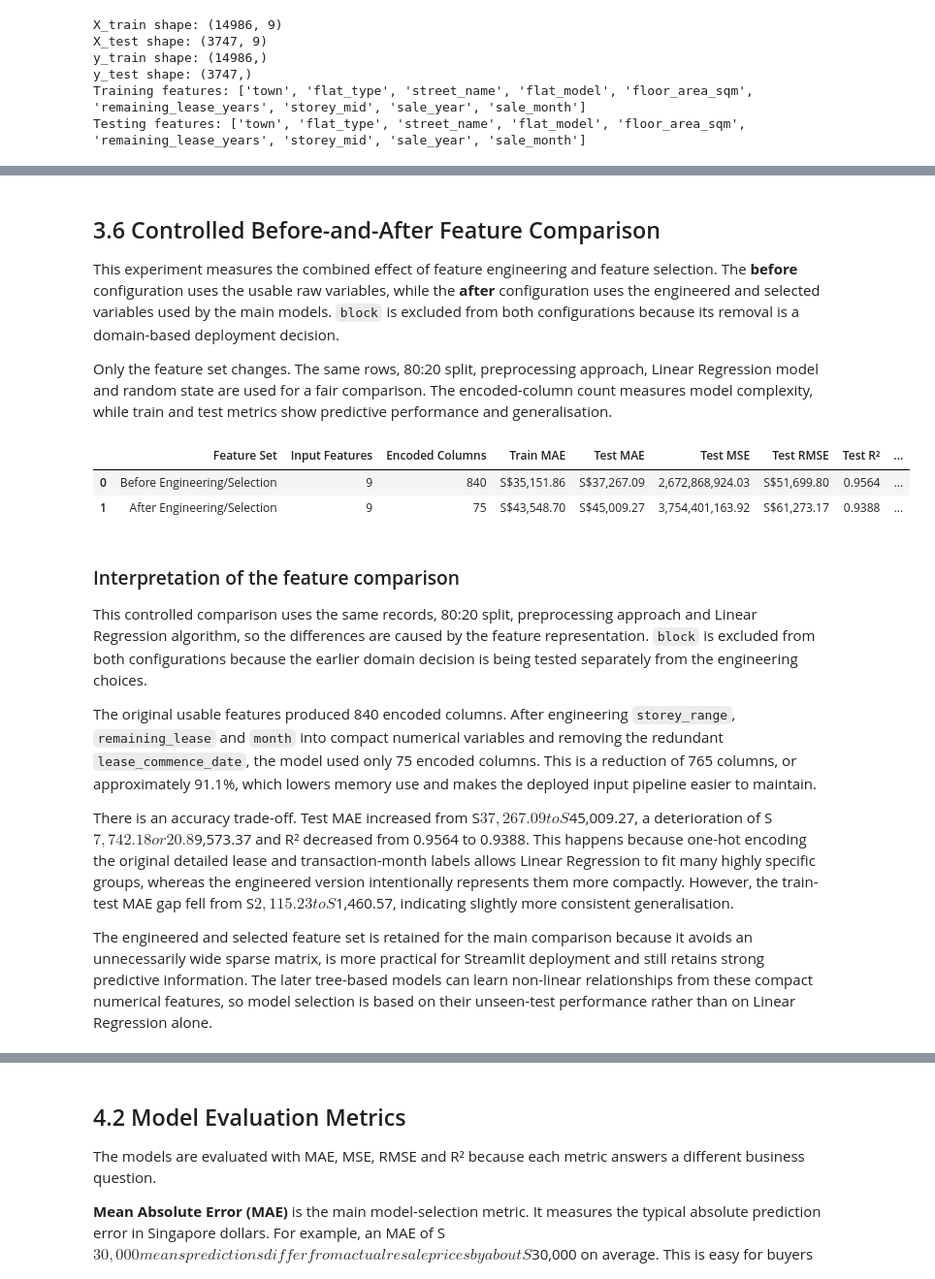
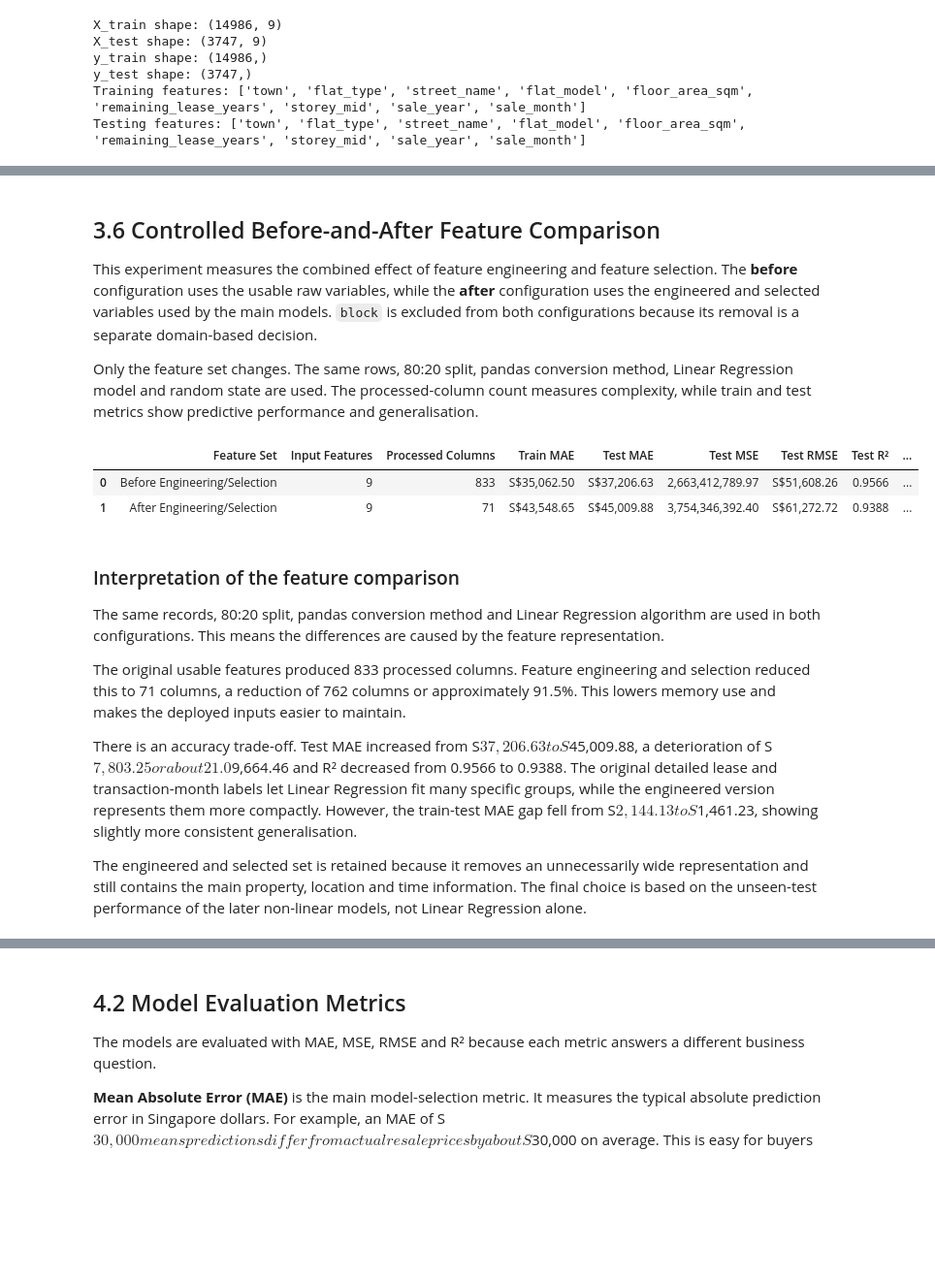
Before and after one commit to zephen1234/mldp-project, a Jupyter notebook: MLDP Program Codes Submission .ipynb, the cells around one changed output, grey strips where cells are left out. Shown at 97% size. Saved outputs shown, nothing was run; the diff lists cells and outputs as text; code cells hidden in the pictures; blank space fills up the shorter version.

```diff
--- a/MLDP Program Codes Submission .ipynb
+++ b/MLDP Program Codes Submission .ipynb
@@ -610,13 +652,10 @@ ColumnTransformer(transformers=[('categorical',
 # %% [markdown]
 ## 3.6 Controlled Before-and-After Feature Comparison
 
-This experiment measures the combined effect of feature engineering and feature selection. The **before** configuration uses the usable raw variables, while the **after** configuration uses the engineered and selected variables used by the main models. `block` is excluded from both configurations because its removal is a domain-based deployment decision.
+This experiment measures the combined effect of feature engineering and feature selection. The **before** configuration uses the usable raw variables, while the **after** configuration uses the engineered and selected variables used by the main models. `block` is excluded from both configurations because its removal is a separate domain-based decision.
 
-Only the feature set changes. The same rows, 80:20 split, preprocessing approach, Linear Regression model and random state are used for a fair comparison. The encoded-column count measures model complexity, while train and test metrics show predictive performance and generalisation.
+Only the feature set changes. The same rows, 80:20 split, pandas conversion method, Linear Regression model and random state are used. The processed-column count measures complexity, while train and test metrics show predictive performance and generalisation.
 # %%
-from sklearn.base import clone
-from sklearn.linear_model import LinearRegression
-
 before_features = [
     'town',
     'flat_type',
@@ -652,40 +691,29 @@ for feature_set_name, features in feature_sets.items():
     experiment_categorical = experiment_X.select_dtypes(
         include=['object', 'category', 'string']
     ).columns.tolist()
-    experiment_numerical = experiment_X.select_dtypes(
-        exclude=['object', 'category', 'string']
-    ).columns.tolist()
 
-    experiment_preprocessor = ColumnTransformer(
-        transformers=[
-            (
-                'categorical',
-                OneHotEncoder(handle_unknown='ignore'),
-                experiment_categorical
-            ),
-            (
-                'numerical',
-                'passthrough',
-                experiment_numerical
-            )
-        ]
+    experiment_train = experiment_X.loc[experiment_train_index]
+    experiment_test = experiment_X.loc[experiment_test_index]
+
+    experiment_train_processed, experiment_test_processed = (
+        convert_categorical_features(
+            experiment_train,
+            experiment_test,
+            experiment_categorical
+        )
     )
 
-    experiment_pipeline = Pipeline([
-        ('preprocessor', experiment_preprocessor),
-        ('model', LinearRegression())
-    ])
-
-    experiment_pipeline.fit(
-        experiment_X.loc[experiment_train_index],
+    experiment_model = LinearRegression()
+    experiment_model.fit(
+        experiment_train_processed,
         experiment_y.loc[experiment_train_index]
     )
 
-    experiment_train_predictions = experiment_pipeline.predict(
-        experiment_X.loc[experiment_train_index]
+    experiment_train_predictions = experiment_model.predict(
+        experiment_train_processed
     )
-    experiment_test_predictions = experiment_pipeline.predict(
-        experiment_X.loc[experiment_test_index]
+    experiment_test_predictions = experiment_model.predict(
+        experiment_test_processed
     )
 
     experiment_train_mae = mean_absolute_error(
@@ -703,53 +731,47 @@ for feature_set_name, features in feature_sets.items():
     experiment_test_rmse = np.sqrt(experiment_test_mse)
     experiment_test_r2 = r2_score(
         experiment_y.loc[experiment_test_index],
         experiment_test_predictions
     )
 
-    encoded_column_count = len(
-        experiment_pipeline
-        .named_steps['preprocessor']
-        .get_feature_names_out()
-    )
-
     feature_selection_results.append({
         'Feature Set': feature_set_name,
         'Input Features': len(features),
-        'Encoded Columns': encoded_column_count,
+        'Processed Columns': experiment_train_processed.shape[1],
         'Train MAE': experiment_train_mae,
         'Test MAE': experiment_test_mae,
         'Test MSE': experiment_test_mse,
         'Test RMSE': experiment_test_rmse,
         'Test R²': experiment_test_r2,
         'Train-Test MAE Gap': experiment_test_mae - experiment_train_mae
     })
 
 feature_comparison_df = pd.DataFrame(feature_selection_results)
 
 display(
     feature_comparison_df.style.format({
         'Train MAE': 'S${:,.2f}',
         'Test MAE': 'S${:,.2f}',
         'Test MSE': '{:,.2f}',
         'Test RMSE': 'S${:,.2f}',
         'Test R²': '{:.4f}',
         'Train-Test MAE Gap': 'S${:,.2f}'
     })
 )
 # %% [output]
-|  | Feature Set | Input Features | Encoded Columns | Train MAE | Test MAE | Test MSE | Test RMSE | Test R² | ... |
-| 0 | Before Engineering/Selection | 9 | 840 | S$35,151.86 | S$37,267.09 | 2,672,868,924.03 | S$51,699.80 | 0.9564 | ... |
-| 1 | After Engineering/Selection | 9 | 75 | S$43,548.70 | S$45,009.27 | 3,754,401,163.92 | S$61,273.17 | 0.9388 | ... |
+|  | Feature Set | Input Features | Processed Columns | Train MAE | Test MAE | Test MSE | Test RMSE | Test R² | ... |
+| 0 | Before Engineering/Selection | 9 | 833 | S$35,062.50 | S$37,206.63 | 2,663,412,789.97 | S$51,608.26 | 0.9566 | ... |
+| 1 | After Engineering/Selection | 9 | 71 | S$43,548.65 | S$45,009.88 | 3,754,346,392.40 | S$61,272.72 | 0.9388 | ... |
 # %% [markdown]
 ### Interpretation of the feature comparison
 
-This controlled comparison uses the same records, 80:20 split, preprocessing approach and Linear Regression algorithm, so the differences are caused by the feature representation. `block` is excluded from both configurations because the earlier domain decision is being tested separately from the engineering choices.
+The same records, 80:20 split, pandas conversion method and Linear Regression algorithm are used in both configurations. This means the differences are caused by the feature representation.
 
-The original usable features produced 840 encoded columns. After engineering `storey_range`, `remaining_lease` and `month` into compact numerical variables and removing the redundant `lease_commence_date`, the model used only 75 encoded columns. This is a reduction of 765 columns, or approximately 91.1%, which lowers memory use and makes the deployed input pipeline easier to maintain.
+The original usable features produced 833 processed columns. Feature engineering and selection reduced this to 71 columns, a reduction of 762 columns or approximately 91.5%. This lowers memory use and makes the deployed inputs easier to maintain.
 
-There is an accuracy trade-off. Test MAE increased from S$37,267.09 to S$45,009.27, a deterioration of S$7,742.18 or 20.8%. Test RMSE increased by S$9,573.37 and R² decreased from 0.9564 to 0.9388. This happens because one-hot encoding the original detailed lease and transaction-month labels allows Linear Regression to fit many highly specific groups, whereas the engineered version intentionally represents them more compactly. However, the train-test MAE gap fell from S$2,115.23 to S$1,460.57, indicating slightly more consistent generalisation.
+There is an accuracy trade-off. Test MAE increased from S$37,206.63 to S$45,009.88, a deterioration of S$7,803.25 or about 21.0%. Test RMSE increased by S$9,664.46 and R² decreased from 0.9566 to 0.9388. The original detailed lease and transaction-month labels let Linear Regression fit many specific groups, while the engineered version represents them more compactly. However, the train-test MAE gap fell from S$2,144.13 to S$1,461.23, showing slightly more consistent generalisation.
 
-The engineered and selected feature set is retained for the main comparison because it avoids an unnecessarily wide sparse matrix, is more practical for Streamlit deployment and still retains strong predictive information. The later tree-based models can learn non-linear relationships from these compact numerical features, so model selection is based on their unseen-test performance rather than on Linear Regression alone.
+The engineered and selected set is retained because it removes an unnecessarily wide representation and still contains the main property, location and time information. The final choice is based on the unseen-test performance of the later non-linear models, not Linear Regression alone.
 # %% [markdown]
 # 4. Modelling and Model Comparison
 
```
Also changed, not shown: parts of 26 cells of this notebook, 3 other files.
